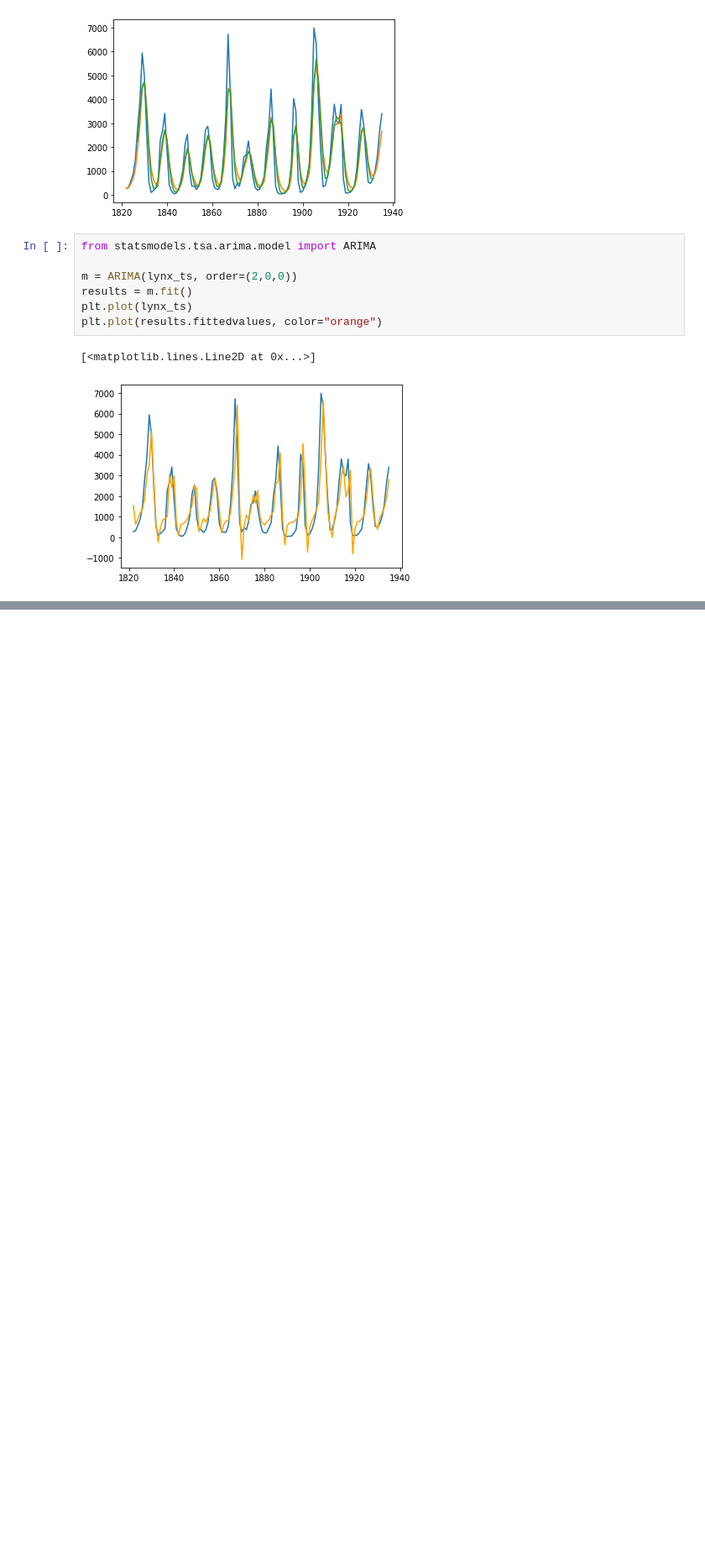
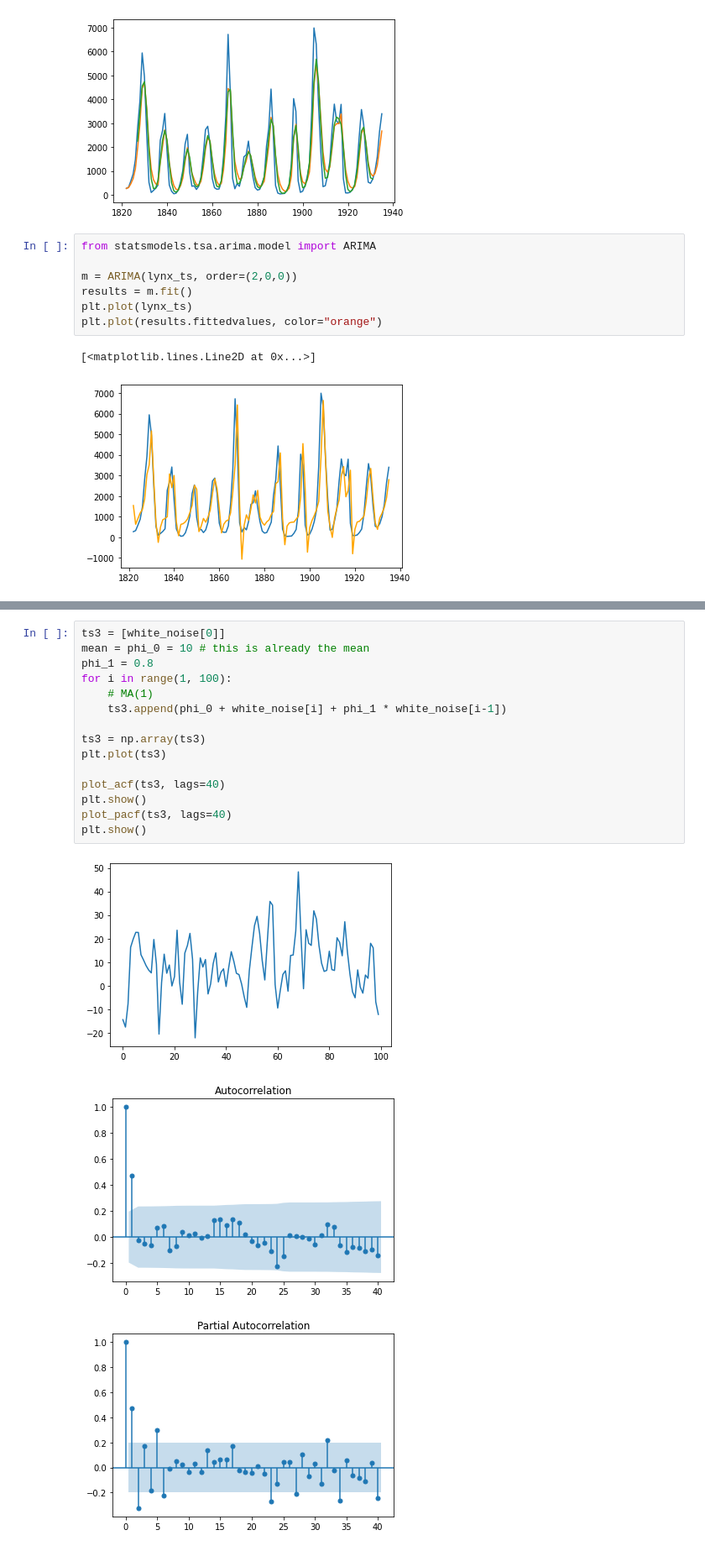
Before and after one commit to alexandrugris/collabs, a Jupyter notebook: timeseries.ipynb, the cells around one changed output, grey strips where cells are left out. Shown at 84% size. Saved outputs shown, nothing was run; the diff lists cells and outputs as text; blank space fills up the shorter version.

```diff
--- a/timeseries.ipynb
+++ b/timeseries.ipynb
@@ -119,0 +158,19 @@ Warnings:
+# %%
+ts3 = [white_noise[0]]
+mean = phi_0 = 10 # this is already the mean
+phi_1 = 0.8
+for i in range(1, 100):
+    # MA(1)
+    ts3.append(phi_0 + white_noise[i] + phi_1 * white_noise[i-1])
+
+ts3 = np.array(ts3)
+plt.plot(ts3)
+
+plot_acf(ts3, lags=40)
+plt.show()
+plot_pacf(ts3, lags=40)
+plt.show()
+# %% [output]
+[figure, added]
+[figure, added]
+[figure, added]
```
Also changed, not shown: parts of 4 cells of this notebook, 1 other file.
